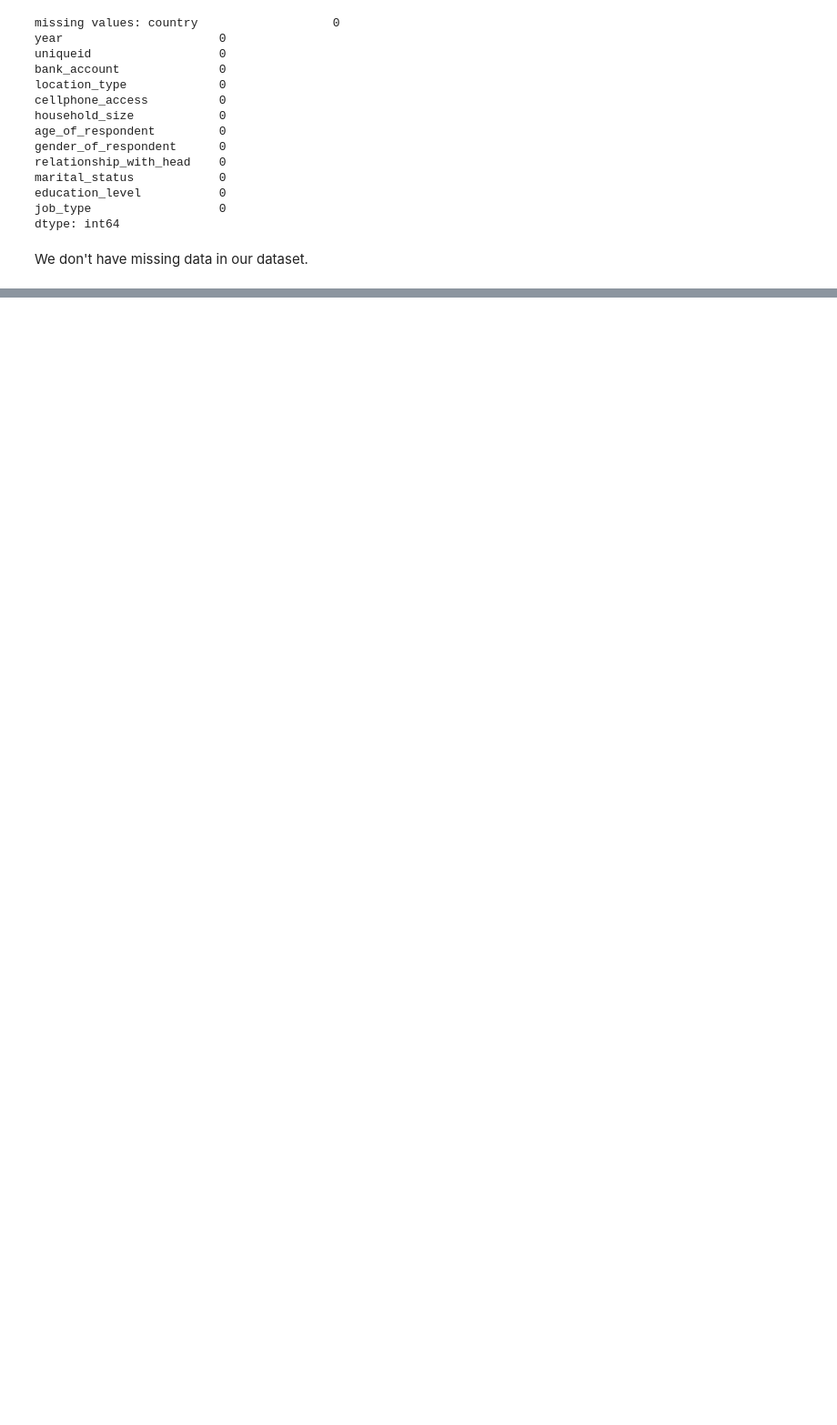
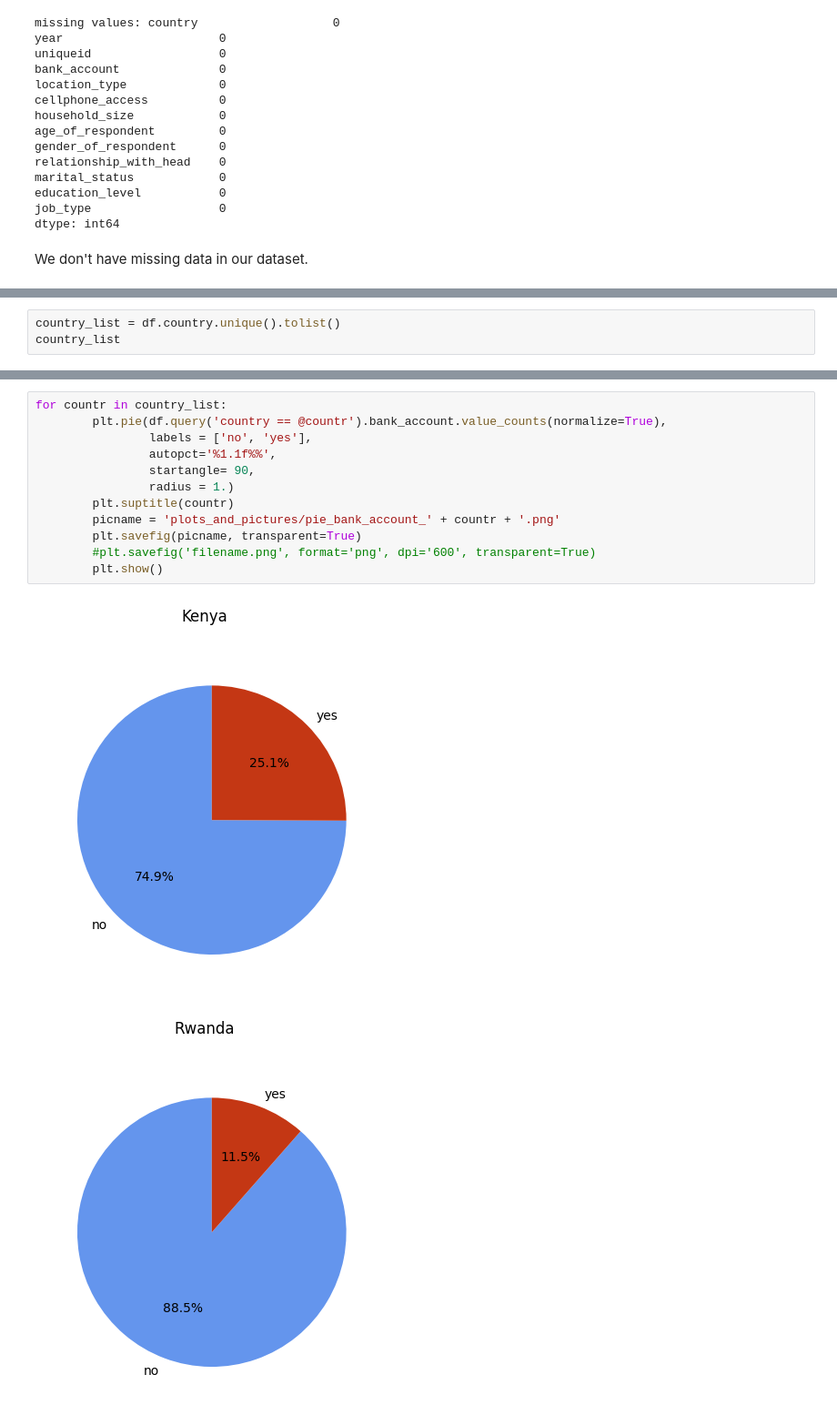
Before and after one commit to M4R1T4/ml_project_financial_inclusion, a Jupyter notebook: 01_Data_and_EDA.ipynb, the cells around one changed output, grey strips where cells are left out. Shown at 91% size. Cells and saved outputs as stored; diff of their text form; blank space fills up the shorter version.

```diff
--- a/01_Data_and_EDA.ipynb
+++ b/01_Data_and_EDA.ipynb
@@ -157,0 +228,3 @@ for item in selected_columns:
+# %%
+country_list = df.country.unique().tolist()
+country_list
@@ -157,0 +243,15 @@ for item in selected_columns:
+# %%
+for countr in country_list:
+        plt.pie(df.query('country == @countr').bank_account.value_counts(normalize=True),
+                labels = ['no', 'yes'],
+                autopct='%1.1f%%',
+                startangle= 90,
+                radius = 1.)
+        plt.suptitle(countr)
+        picname = 'plots_and_pictures/pie_bank_account_' + countr + '.png'
+        plt.savefig(picname, transparent=True)
+        #plt.savefig('filename.png', format='png', dpi='600', transparent=True)
+        plt.show()
+# %% [output]
+[figure, added]
+[figure, added]
```
Also changed, not shown: parts of 114 cells of this notebook.
